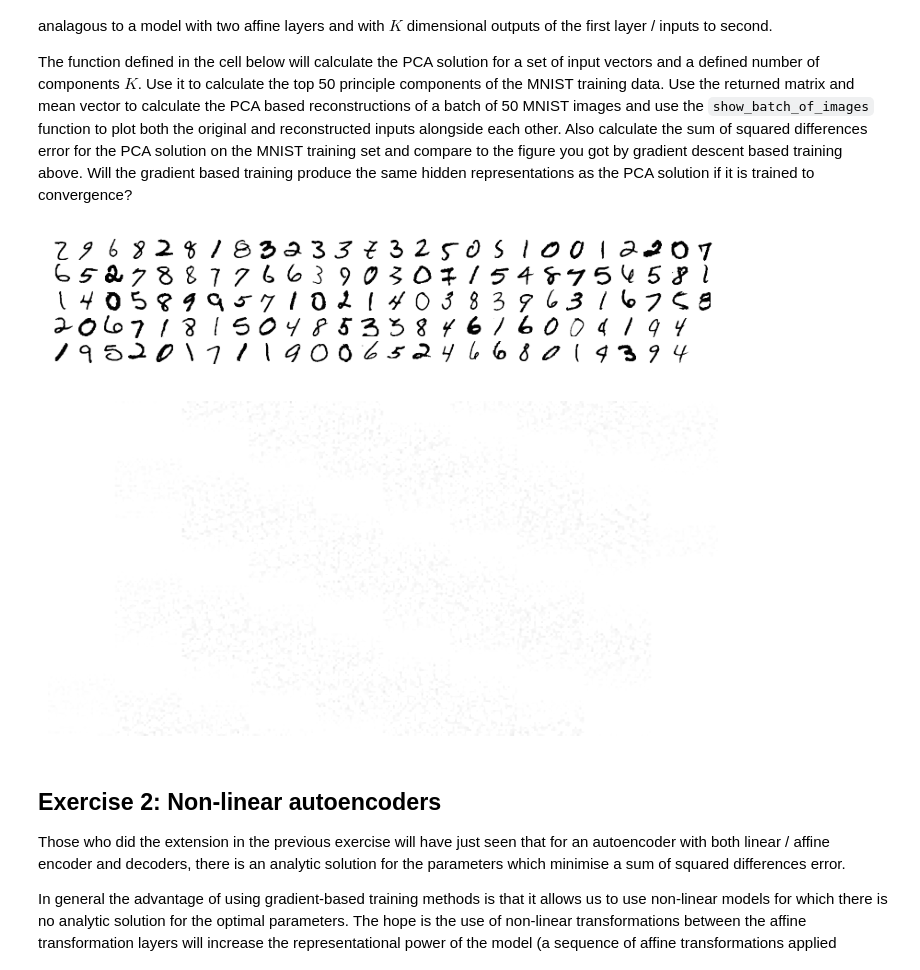
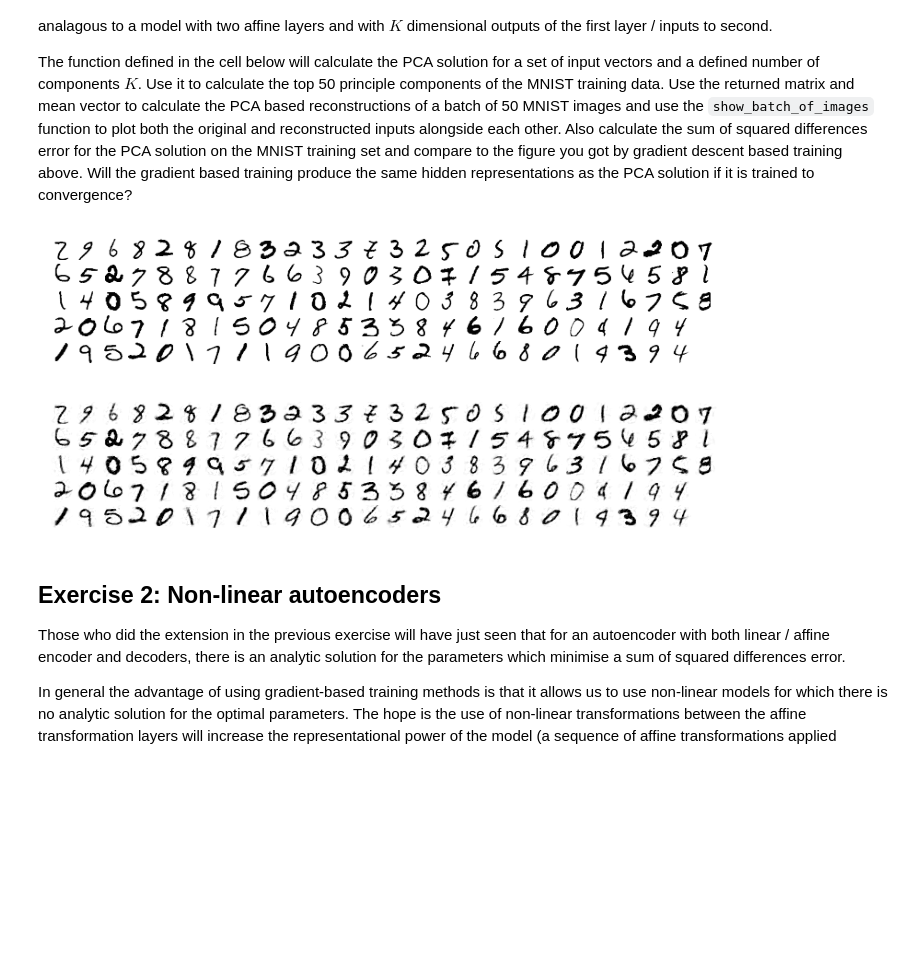
Before and after one commit to FlintyTub49/MLPractical-UoE, a Jupyter notebook: notebooks/07_Autoencoders.ipynb, the cells around one changed output. Saved outputs shown, nothing was run; the diff lists cells and outputs as text; code cells hidden in the pictures; blank space fills up the shorter version.

```diff
--- a/notebooks/07_Autoencoders.ipynb
+++ b/notebooks/07_Autoencoders.ipynb
@@ -127,12 +127,16 @@ def get_pca_parameters(inputs, num_components=50):
 # %%
 num_components = 50
 
-pca_transformed, _ = get_pca_parameters(inputs, num_components = num_components)
+V, mu = get_pca_parameters(inputs, num_components = num_components)
+
+hiddens = (inputs - mu[None, :]).dot(V)
+pca_gen = hiddens.dot(V.T) + mu[None, :]
+
 _ = show_batch_of_images(inputs.reshape(batch_size, 28, 28), num_rows = 5, fig_size=(7, 7))
-_ = show_batch_of_images(pca_transformed.reshape(num_components, 28, 28), num_rows = 5, fig_size=(7, 7))
+_ = show_batch_of_images(pca_gen.reshape(-1, 28, 28), num_rows = 5, fig_size=(7, 7))
 # %% [output]
 [figure]
-[figure, old version]
+[figure, new version]
 # %% [markdown]
 ## Exercise 2: Non-linear autoencoders
 
```
Also changed, not shown: parts of 10 cells of this notebook.
